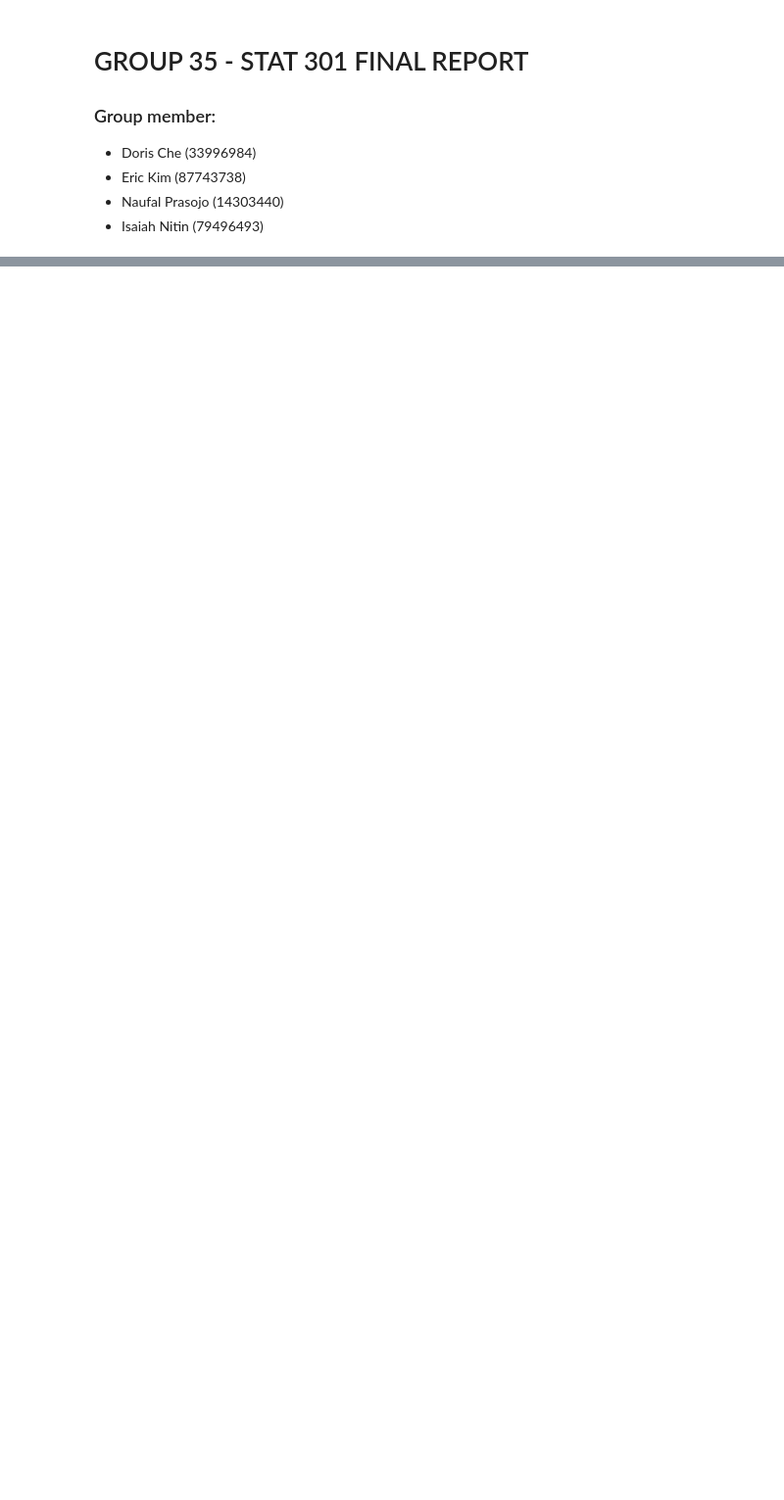
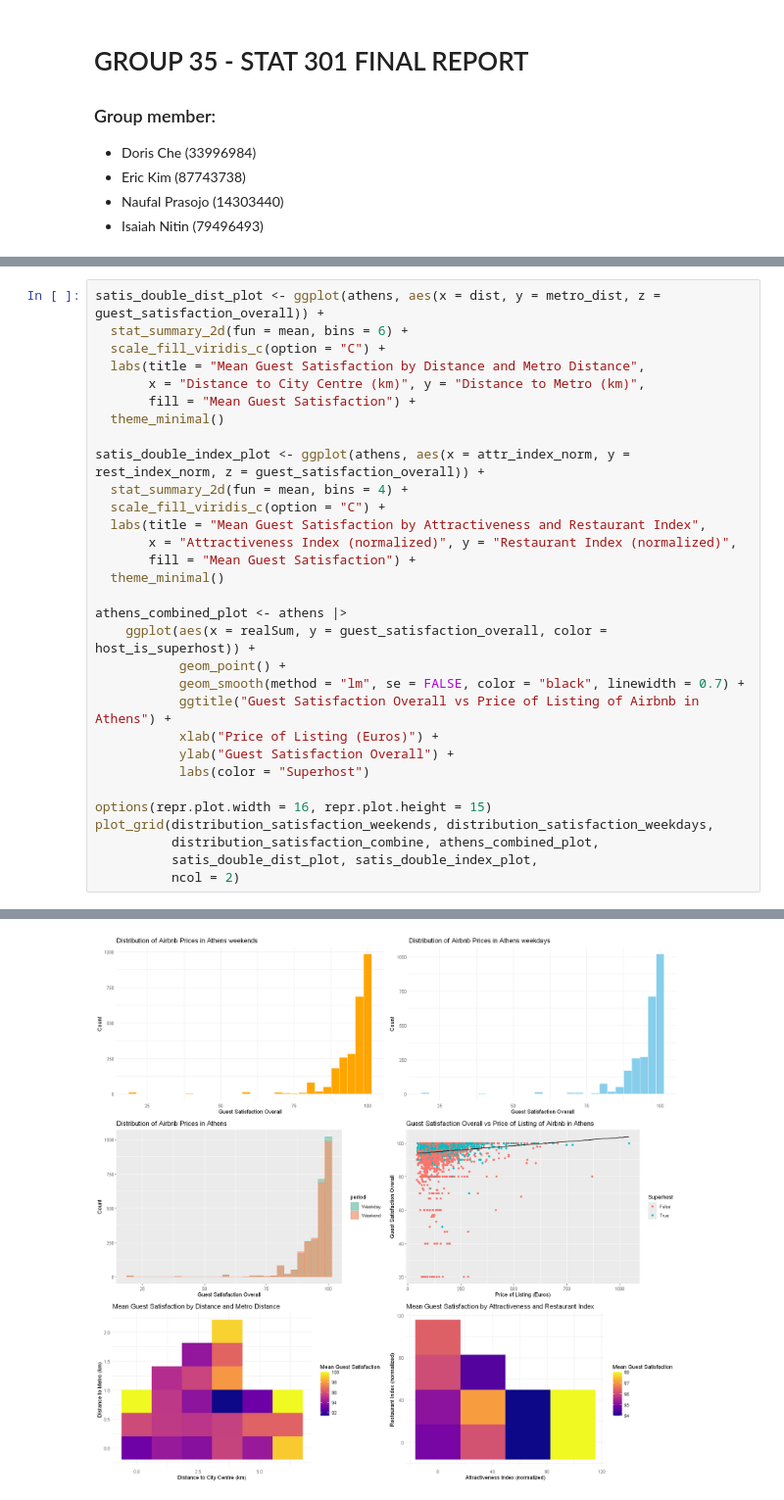
Before and after one commit to stat301-group35/Group-35-Final-Report-STAT-301-, a Jupyter notebook: main.ipynb, the cells around one changed output, grey strips where cells are left out. Shown: that part at 98% size. Saved outputs shown, nothing was run; the diff lists cells and outputs as text; blank space fills up the shorter version.

```diff
--- a/main.ipynb
+++ b/main.ipynb
@@ -110,0 +211,32 @@ A data.frame: 6 × 21
+# %%
+satis_double_dist_plot <- ggplot(athens, aes(x = dist, y = metro_dist, z = guest_satisfaction_overall)) +
+  stat_summary_2d(fun = mean, bins = 6) +
+  scale_fill_viridis_c(option = "C") +
+  labs(title = "Mean Guest Satisfaction by Distance and Metro Distance",
+       x = "Distance to City Centre (km)", y = "Distance to Metro (km)",
+       fill = "Mean Guest Satisfaction") +
+  theme_minimal()
+
+satis_double_index_plot <- ggplot(athens, aes(x = attr_index_norm, y = rest_index_norm, z = guest_satisfaction_overall)) +
+  stat_summary_2d(fun = mean, bins = 4) +
+  scale_fill_viridis_c(option = "C") +
+  labs(title = "Mean Guest Satisfaction by Attractiveness and Restaurant Index",
+       x = "Attractiveness Index (normalized)", y = "Restaurant Index (normalized)",
+       fill = "Mean Guest Satisfaction") +
+  theme_minimal()
+
+athens_combined_plot <- athens |>
+    ggplot(aes(x = realSum, y = guest_satisfaction_overall, color = host_is_superhost)) +
+           geom_point() +
+           geom_smooth(method = "lm", se = FALSE, color = "black", linewidth = 0.7) +
+           ggtitle("Guest Satisfaction Overall vs Price of Listing of Airbnb in Athens") +
+           xlab("Price of Listing (Euros)") +
+           ylab("Guest Satisfaction Overall") +
+           labs(color = "Superhost")
+
+options(repr.plot.width = 16, repr.plot.height = 15)
+plot_grid(distribution_satisfaction_weekends, distribution_satisfaction_weekdays,
+          distribution_satisfaction_combine, athens_combined_plot,
+          satis_double_dist_plot, satis_double_index_plot,
+          ncol = 2)
+# %% [output]
@@ -110,0 +245 @@ A data.frame: 6 × 21
+[figure, added]
```
Also changed, not shown: parts of 10 cells of this notebook, 1 other file.
